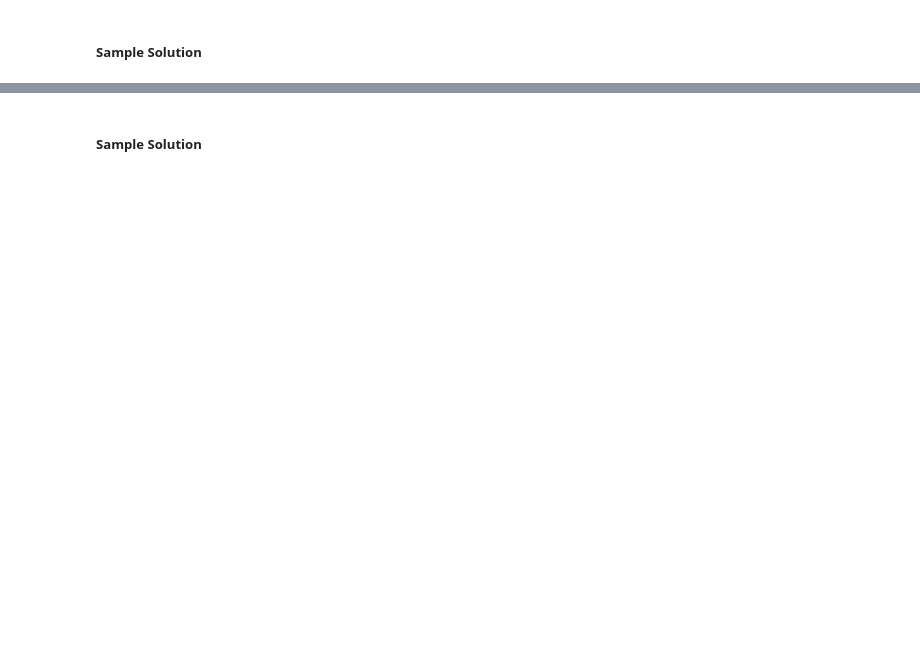
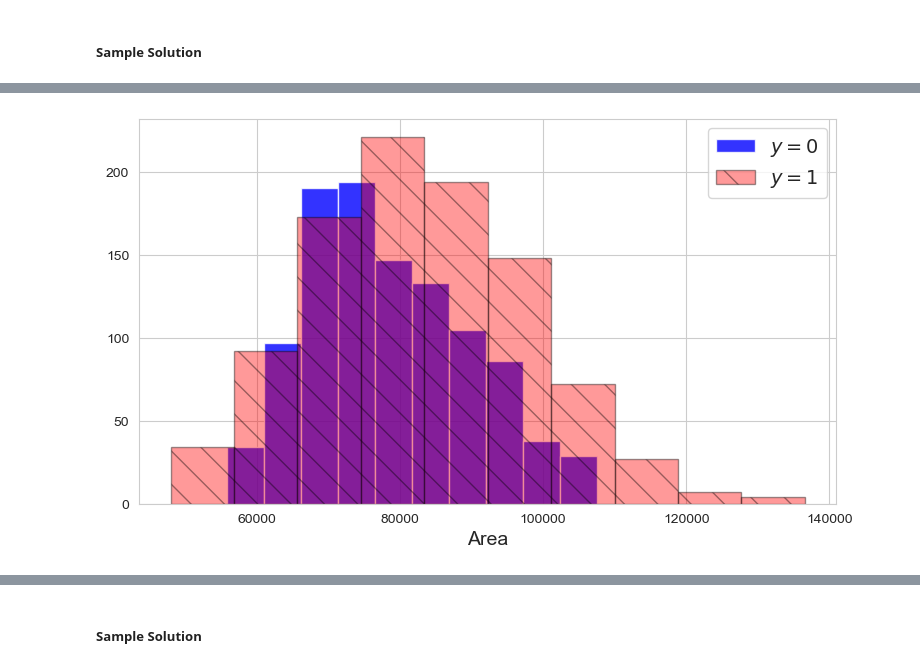
Before and after one commit to seroparelphd/data-science-fall-2025, a Jupyter notebook: problem_sessions/01_supervised_learning/1_Problem_Session_Complete.ipynb, the cells around one changed output, grey strips where cells are left out. Drawn from its saved outputs; the diff is of its cells as text; code cells hidden in the pictures; blank space fills up the shorter version.

```diff
--- a/problem_sessions/01_supervised_learning/1_Problem_Session_Complete.ipynb
+++ b/problem_sessions/01_supervised_learning/1_Problem_Session_Complete.ipynb
@@ -73,0 +44,4 @@ Then use `.apply`, <a href="https://pandas.pydata.org/docs/reference/api/pandas.
+# %%
+seeds['y'] = 0
+
+seeds.loc[seeds.Class=='Ürgüp Sivrisi', 'y']=1
@@ -171,0 +88,6 @@ Do any of the previous relationships look linear?
+# %%
+seeds_train, seeds_test = train_test_split(seeds,
+                                              shuffle=True,
+                                              random_state=123,
+                                              test_size=.1,
+                                              stratify=seeds.y)
@@ -171,0 +96,6 @@ Do any of the previous relationships look linear?
+# %%
+seeds_tt, seeds_val = train_test_split(seeds_train,
+                                              shuffle=True,
+                                              random_state=123,
+                                              test_size=.1,
+                                              stratify=seeds_train.y)
@@ -171,0 +112,22 @@ Do any of the previous relationships look linear?
+# %%
+plt.figure(figsize=(9,5))
+
+
+plt.hist(seeds_tt.loc[seeds_tt.y==0].Area,
+            color='blue',
+            alpha=.8,
+            label="$y=0$")
+
+plt.hist(seeds_tt.loc[seeds_tt.y==1].Area,
+            color='red',
+            alpha=.4,
+            hatch = '\\',
+            edgecolor='black',
+            label="$y=1$")
+
+plt.xlabel("Area", fontsize=14)
+plt.legend(fontsize=14)
+
+plt.show()
+# %% [output]
+[figure, added]
```
Also changed, not shown: parts of 82 cells of this notebook, 1 other file.
